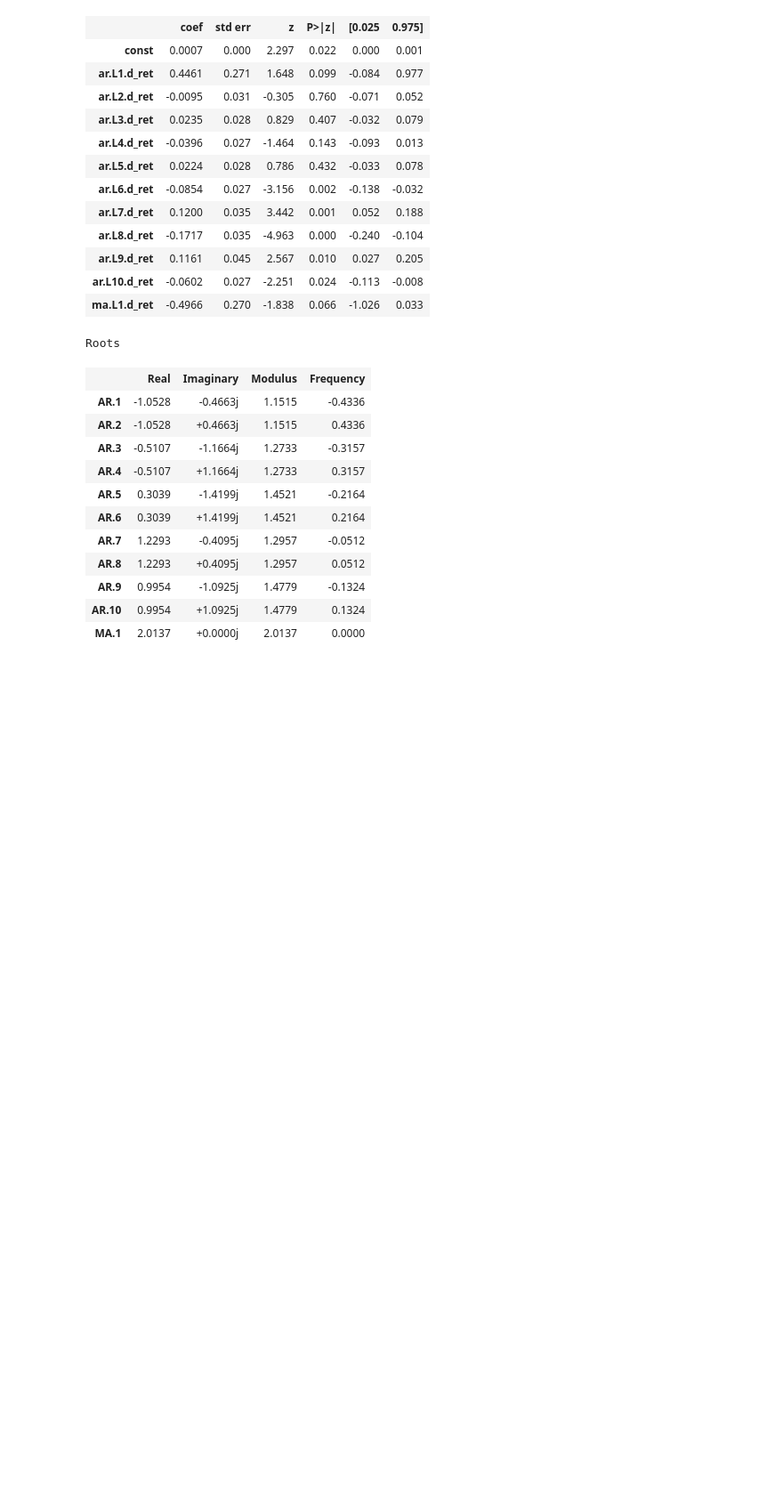
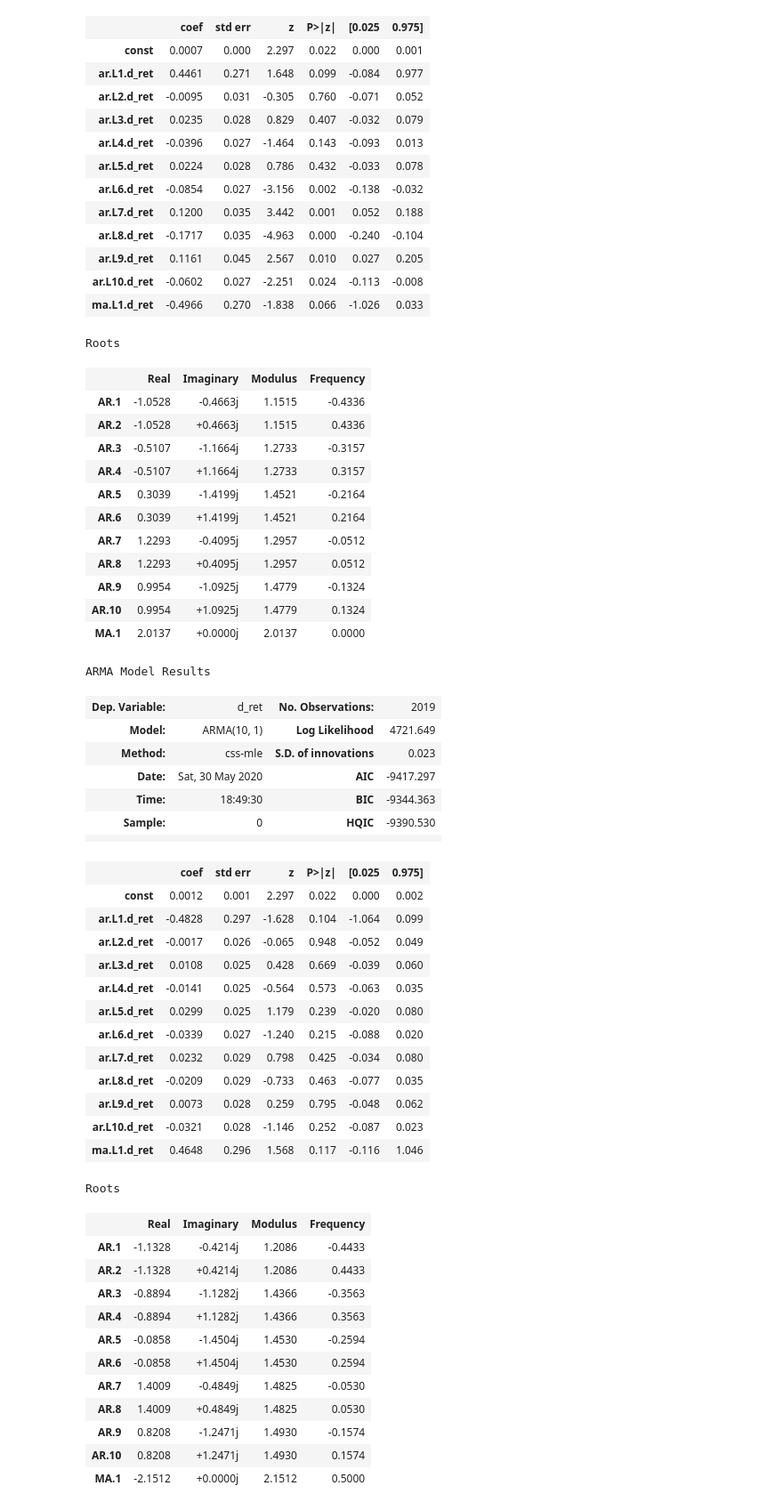
Before and after one commit to ISPlatonov/StockAnalisis_0, a Jupyter notebook: test_intro.ipynb, the cells around one changed output. Shown at 89% size. Saved outputs shown, nothing was run; the diff lists cells and outputs as text; code cells hidden in the pictures; blank space fills up the shorter version.

```diff
--- a/test_intro.ipynb
+++ b/test_intro.ipynb
@@ -397,3 +400,41 @@ Roots
 | AR.9 | 0.9954 | -1.0925j | 1.4779 | -0.1324 |
 | AR.10 | 0.9954 | +1.0925j | 1.4779 | 0.1324 |
 | MA.1 | 2.0137 | +0.0000j | 2.0137 | 0.0000 |
+# %%
+arma_f = ARMA(fbk['d_ret'], order=(10,1))
+arma_f.fit().summary()
+# %% [output]
+ARMA Model Results
+| Dep. Variable: | d_ret | No. Observations: | 2019 |
+| Model: | ARMA(10, 1) | Log Likelihood | 4721.649 |
+| Method: | css-mle | S.D. of innovations | 0.023 |
+| Date: | Sat, 30 May 2020 | AIC | -9417.297 |
+| Time: | 18:49:30 | BIC | -9344.363 |
+| Sample: | 0 | HQIC | -9390.530 |
+|  |  |  |  |
+|  | coef | std err | z | P>|z| | [0.025 | 0.975] |
+| const | 0.0012 | 0.001 | 2.297 | 0.022 | 0.000 | 0.002 |
+| ar.L1.d_ret | -0.4828 | 0.297 | -1.628 | 0.104 | -1.064 | 0.099 |
+| ar.L2.d_ret | -0.0017 | 0.026 | -0.065 | 0.948 | -0.052 | 0.049 |
+| ar.L3.d_ret | 0.0108 | 0.025 | 0.428 | 0.669 | -0.039 | 0.060 |
+| ar.L4.d_ret | -0.0141 | 0.025 | -0.564 | 0.573 | -0.063 | 0.035 |
+| ar.L5.d_ret | 0.0299 | 0.025 | 1.179 | 0.239 | -0.020 | 0.080 |
+| ar.L6.d_ret | -0.0339 | 0.027 | -1.240 | 0.215 | -0.088 | 0.020 |
+| ar.L7.d_ret | 0.0232 | 0.029 | 0.798 | 0.425 | -0.034 | 0.080 |
+| ar.L8.d_ret | -0.0209 | 0.029 | -0.733 | 0.463 | -0.077 | 0.035 |
+| ar.L9.d_ret | 0.0073 | 0.028 | 0.259 | 0.795 | -0.048 | 0.062 |
+| ar.L10.d_ret | -0.0321 | 0.028 | -1.146 | 0.252 | -0.087 | 0.023 |
+| ma.L1.d_ret | 0.4648 | 0.296 | 1.568 | 0.117 | -0.116 | 1.046 |
+Roots
+|  | Real | Imaginary | Modulus | Frequency |
+| AR.1 | -1.1328 | -0.4214j | 1.2086 | -0.4433 |
+| AR.2 | -1.1328 | +0.4214j | 1.2086 | 0.4433 |
+| AR.3 | -0.8894 | -1.1282j | 1.4366 | -0.3563 |
+| AR.4 | -0.8894 | +1.1282j | 1.4366 | 0.3563 |
+| AR.5 | -0.0858 | -1.4504j | 1.4530 | -0.2594 |
+| AR.6 | -0.0858 | +1.4504j | 1.4530 | 0.2594 |
+| AR.7 | 1.4009 | -0.4849j | 1.4825 | -0.0530 |
+| AR.8 | 1.4009 | +0.4849j | 1.4825 | 0.0530 |
+| AR.9 | 0.8208 | -1.2471j | 1.4930 | -0.1574 |
+| AR.10 | 0.8208 | +1.2471j | 1.4930 | 0.1574 |
+| MA.1 | -2.1512 | +0.0000j | 2.1512 | 0.5000 |
```
Also changed, not shown: parts of 13 cells of this notebook.
